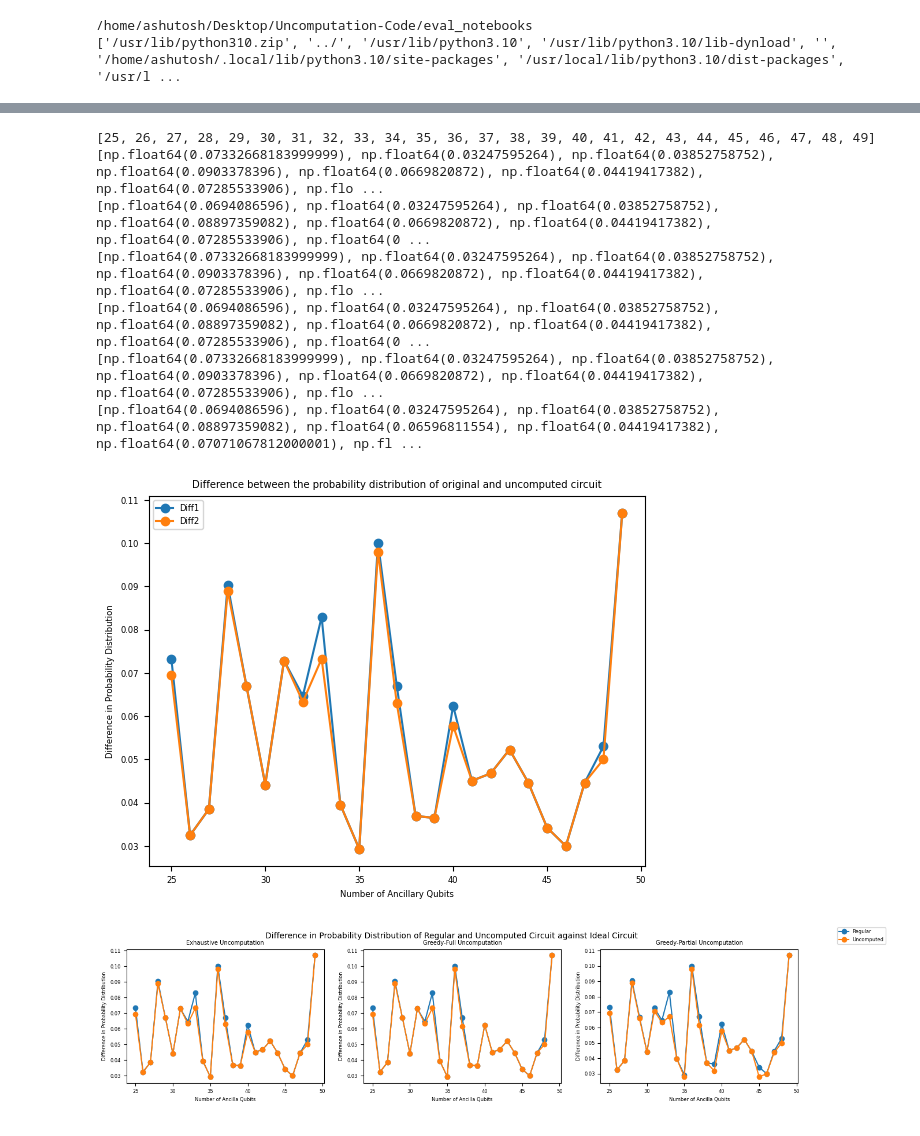
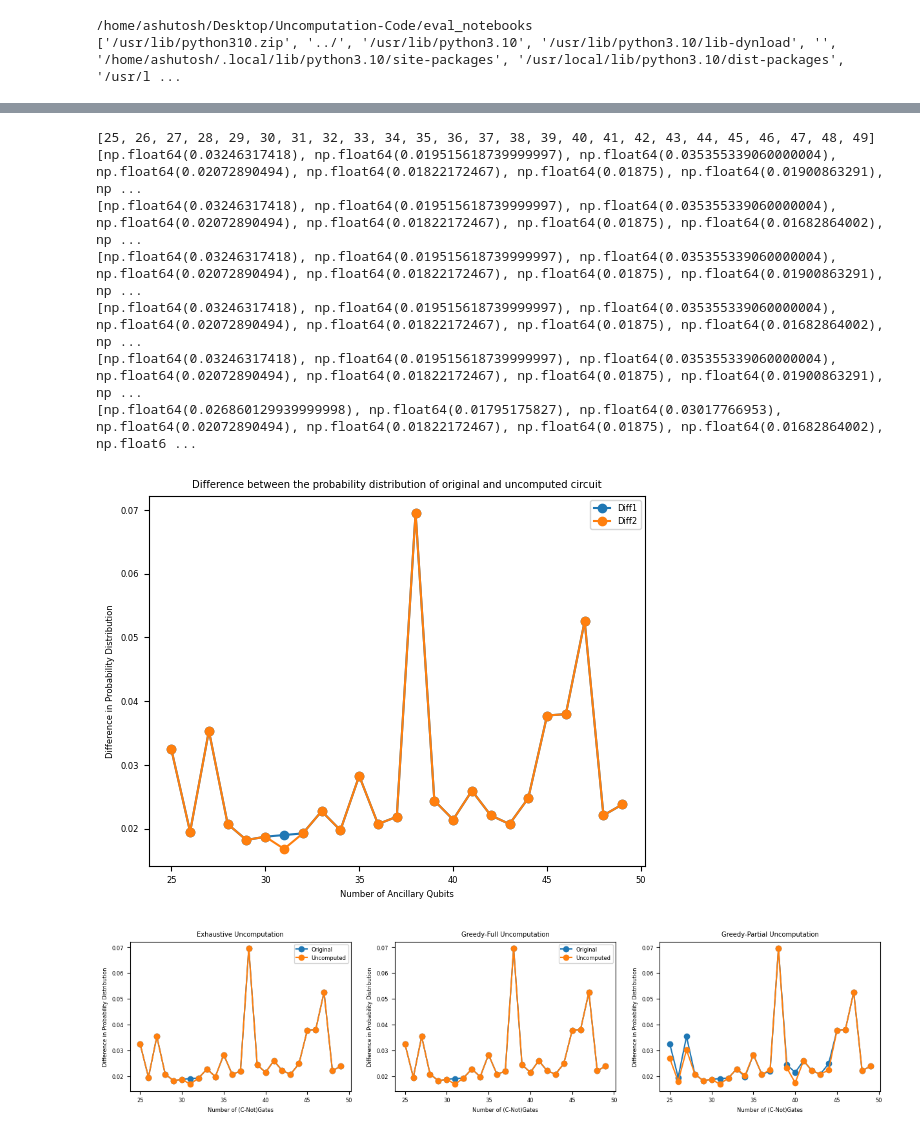
Before and after one commit to ashutiw2k/PartialUncomputation, a Jupyter notebook: eval_notebooks/basic_eval_DiffNumGates.ipynb, the cells around one changed output, grey strips where cells are left out. Cells and saved outputs as stored; diff of their text form; code cells hidden in the pictures.

Commit message:
Good enough - Num diff gates

```diff
--- a/eval_notebooks/basic_eval_DiffNumGates.ipynb
+++ b/eval_notebooks/basic_eval_DiffNumGates.ipynb
@@ -16,7 +16,7 @@ print(sys.path)
 /home/ashutosh/Desktop/Uncomputation-Code/eval_notebooks
 ['/usr/lib/python310.zip', '../', '/usr/lib/python3.10', '/usr/lib/python3.10/lib-dynload', '', '/home/ashutosh/.local/lib/python3.10/site-packages', '/usr/local/lib/python3.10/dist-packages', '/usr/l ...
 # %%
-valid_num_circuits = 5
+valid_num_circuits = 10
 # %%
 from helperfunctions.circuitgraphfunctions import get_computation_graph, get_uncomp_circuit
 from helperfunctions.uncompfunctions import add_uncomputation, exhaustive_uncomputation_adding, greedy_uncomputation_full, greedy_uncomputation_partial
@@ -454,12 +454,12 @@ print(gp_comp_avg)
 print(gp_uncomp_avg)
 # %% [output]
 [25, 26, 27, 28, 29, 30, 31, 32, 33, 34, 35, 36, 37, 38, 39, 40, 41, 42, 43, 44, 45, 46, 47, 48, 49]
-[np.float64(0.07332668183999999), np.float64(0.03247595264), np.float64(0.03852758752), np.float64(0.0903378396), np.float64(0.0669820872), np.float64(0.04419417382), np.float64(0.07285533906), np.flo ...
-[np.float64(0.0694086596), np.float64(0.03247595264), np.float64(0.03852758752), np.float64(0.08897359082), np.float64(0.0669820872), np.float64(0.04419417382), np.float64(0.07285533906), np.float64(0 ...
-[np.float64(0.07332668183999999), np.float64(0.03247595264), np.float64(0.03852758752), np.float64(0.0903378396), np.float64(0.0669820872), np.float64(0.04419417382), np.float64(0.07285533906), np.flo ...
-[np.float64(0.0694086596), np.float64(0.03247595264), np.float64(0.03852758752), np.float64(0.08897359082), np.float64(0.0669820872), np.float64(0.04419417382), np.float64(0.07285533906), np.float64(0 ...
-[np.float64(0.07332668183999999), np.float64(0.03247595264), np.float64(0.03852758752), np.float64(0.0903378396), np.float64(0.0669820872), np.float64(0.04419417382), np.float64(0.07285533906), np.flo ...
-[np.float64(0.0694086596), np.float64(0.03247595264), np.float64(0.03852758752), np.float64(0.08897359082), np.float64(0.06596811554), np.float64(0.04419417382), np.float64(0.07071067812000001), np.fl ...
+[np.float64(0.03246317418), np.float64(0.019515618739999997), np.float64(0.035355339060000004), np.float64(0.02072890494), np.float64(0.01822172467), np.float64(0.01875), np.float64(0.01900863291), np ...
+[np.float64(0.03246317418), np.float64(0.019515618739999997), np.float64(0.035355339060000004), np.float64(0.02072890494), np.float64(0.01822172467), np.float64(0.01875), np.float64(0.01682864002), np ...
+[np.float64(0.03246317418), np.float64(0.019515618739999997), np.float64(0.035355339060000004), np.float64(0.02072890494), np.float64(0.01822172467), np.float64(0.01875), np.float64(0.01900863291), np ...
+[np.float64(0.03246317418), np.float64(0.019515618739999997), np.float64(0.035355339060000004), np.float64(0.02072890494), np.float64(0.01822172467), np.float64(0.01875), np.float64(0.01682864002), np ...
+[np.float64(0.03246317418), np.float64(0.019515618739999997), np.float64(0.035355339060000004), np.float64(0.02072890494), np.float64(0.01822172467), np.float64(0.01875), np.float64(0.01900863291), np ...
+[np.float64(0.026860129939999998), np.float64(0.01795175827), np.float64(0.03017766953), np.float64(0.02072890494), np.float64(0.01822172467), np.float64(0.01875), np.float64(0.01682864002), np.float6 ...
 # %%
 import matplotlib.pyplot as plt
 # %%
@@ -472,32 +472,35 @@ plt.ylabel('Difference in Probability Distribution')
 plt.legend()
 plt.show()
 # %% [output]
-[figure, old version]
+[figure, new version]
 # %%
 plt.rcParams['font.size'] = 6
 fig, (ax1, ax2, ax3) = plt.subplots(1,3,figsize=(15,3))
 
-ax1.plot(x_axis, ex_comp_avg, marker='o', linestyle='-', label='Regular')
+ax1.plot(x_axis, ex_comp_avg, marker='o', linestyle='-', label='Original')
 ax1.plot(x_axis, ex_uncomp_avg, marker='o', linestyle='-', label='Uncomputed')
 ax1.set_title('Exhaustive Uncomputation')
-ax1.set_xlabel('Number of Ancilla Qubits')
+ax1.set_xlabel('Number of (C-Not)Gates')
 ax1.set_ylabel('Difference in Probability Distribution')
+ax1.legend()
 
-ax2.plot(x_axis, gf_comp_avg, marker='o', linestyle='-')
-ax2.plot(x_axis, gf_uncomp_avg, marker='o', linestyle='-')
+ax2.plot(x_axis, gf_comp_avg, marker='o', linestyle='-', label='Original')
+ax2.plot(x_axis, gf_uncomp_avg, marker='o', linestyle='-', label='Uncomputed')
 ax2.set_title('Greedy-Full Uncomputation')
-ax2.set_xlabel('Number of Ancilla Qubits')
+ax2.set_xlabel('Number of (C-Not)Gates')
 ax2.set_ylabel('Difference in Probability Distribution')
+ax2.legend()
 
-ax3.plot(x_axis, gp_comp_avg, marker='o', linestyle='-')
-ax3.plot(x_axis, gp_uncomp_avg, marker='o', linestyle='-')
+ax3.plot(x_axis, gp_comp_avg, marker='o', linestyle='-', label='Original')
+ax3.plot(x_axis, gp_uncomp_avg, marker='o', linestyle='-', label='Uncomputed')
 ax3.set_title('Greedy-Partial Uncomputation')
-ax3.set_xlabel('Number of Ancilla Qubits')
+ax3.set_xlabel('Number of (C-Not)Gates')
 ax3.set_ylabel('Difference in Probability Distribution')
+ax2.legend()
 
-fig.suptitle('Difference in Probability Distribution of Regular and Uncomputed Circuit against Ideal Circuit', fontsize=10)
-fig.legend()
+# fig.suptitle('Difference in Probability Distribution of Regular and Uncomputed Circuit against Ideal Circuit', fontsize=10)
+# fig.legend()
 
 plt.show()
 # %% [output]
-[figure, old version]
+[figure, new version]
```
Also changed, not shown: parts of 2 cells of this notebook.
